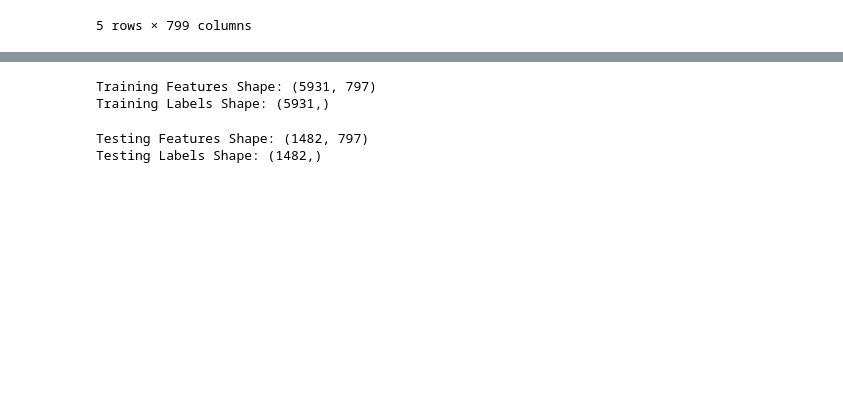
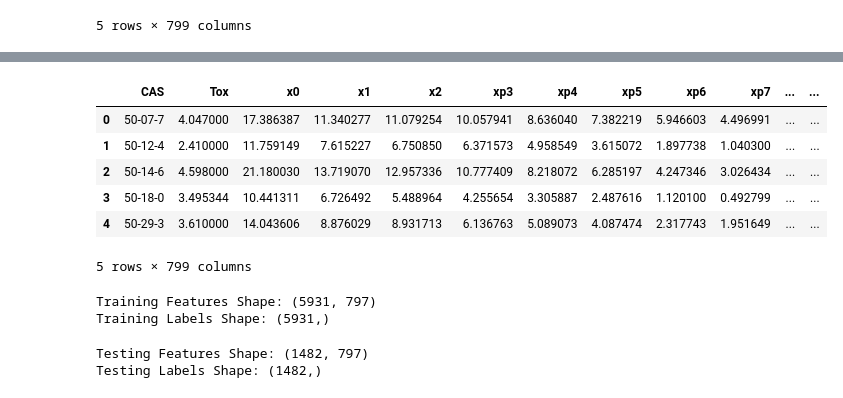
Before and after one commit to pharten/JupNB_RF_LD50, a Jupyter notebook: RandomForestToxLD50b.ipynb, the cells around one changed output, grey strips where cells are left out. Saved outputs shown, nothing was run; the diff lists cells and outputs as text; code cells hidden in the pictures; blank space fills up the shorter version.

```diff
--- a/RandomForestToxLD50b.ipynb
+++ b/RandomForestToxLD50b.ipynb
@@ -130,3 +131,14 @@ The shape of our test features is: (1482, 799)
+# %%
+train_features_pd = pd.concat([train_features_pd[["CAS"]], Xdf], axis=1)
+train_features_pd.head(5)
+# %% [output]
+|  | CAS | Tox | x0 | x1 | x2 | xp3 | xp4 | xp5 | xp6 | xp7 | ... | ... |
+| 0 | 50-07-7 | 4.047000 | 17.386387 | 11.340277 | 11.079254 | 10.057941 | 8.636040 | 7.382219 | 5.946603 | 4.496991 | ... | ... |
+| 1 | 50-12-4 | 2.410000 | 11.759149 | 7.615227 | 6.750850 | 6.371573 | 4.958549 | 3.615072 | 1.897738 | 1.040300 | ... | ... |
+| 2 | 50-14-6 | 4.598000 | 21.180030 | 13.719070 | 12.957336 | 10.777409 | 8.218072 | 6.285197 | 4.247346 | 3.026434 | ... | ... |
+| 3 | 50-18-0 | 3.495344 | 10.441311 | 6.726492 | 5.488964 | 4.255654 | 3.305887 | 2.487616 | 1.120100 | 0.492799 | ... | ... |
+| 4 | 50-29-3 | 3.610000 | 14.043606 | 8.876029 | 8.931713 | 6.136763 | 5.089073 | 4.087474 | 2.317743 | 1.951649 | ... | ... |
+5 rows × 799 columns
 # %%
 # Labels are the values we want to predict
 train_labels = np.array(train_features_pd['Tox'])
```
Also changed, not shown: parts of 13 cells of this notebook.
